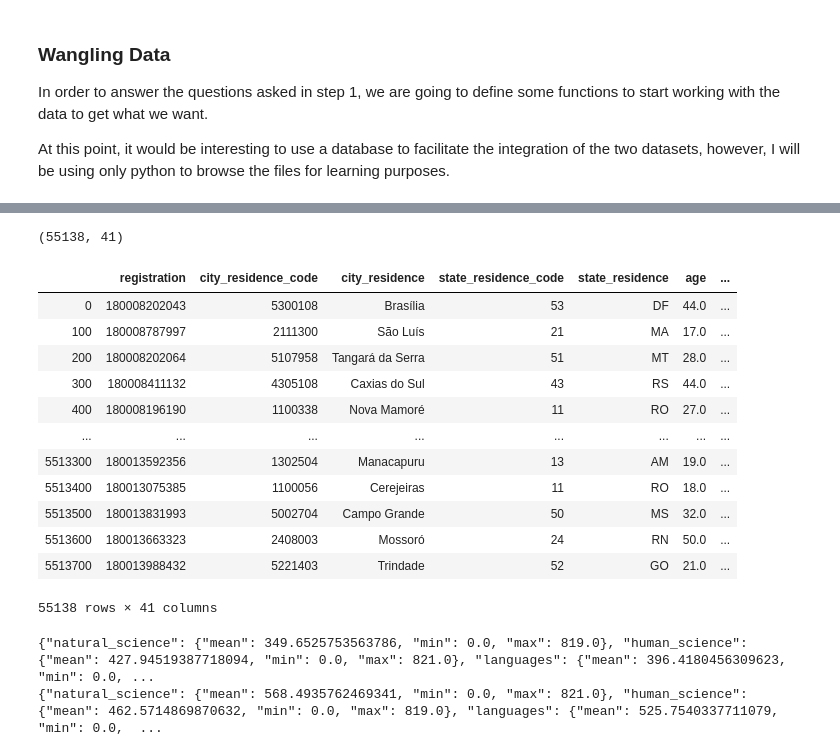
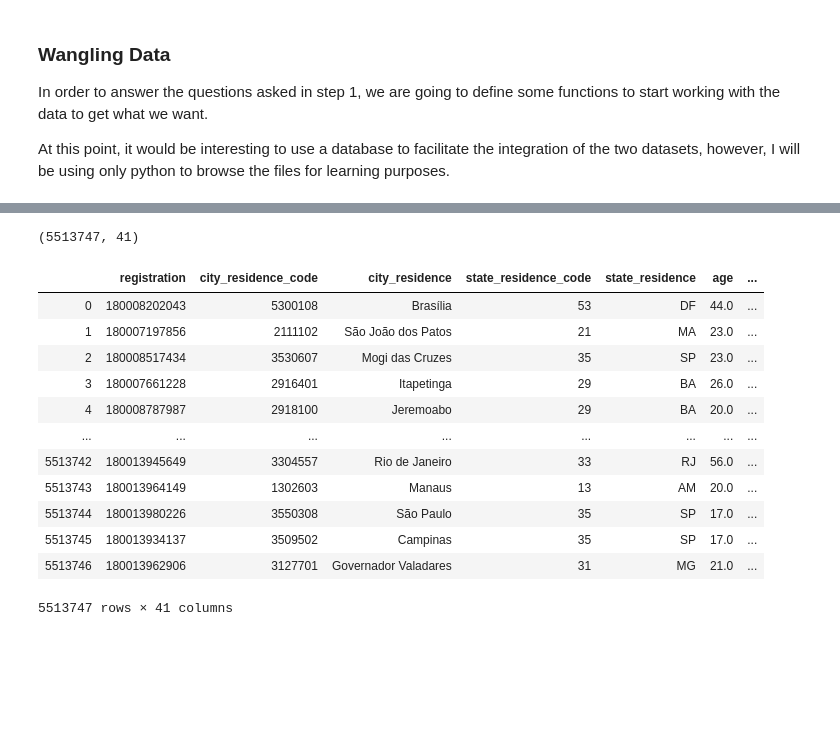
Before and after one commit to davidsondefaria/UdacityDataScience, a Jupyter notebook: 1.Blog/testes.ipynb, the cells around one changed output, grey strips where cells are left out. Saved outputs shown, nothing was run; the diff lists cells and outputs as text; code cells hidden in the pictures; blank space fills up the shorter version.

```diff
--- a/1.Blog/testes.ipynb
+++ b/1.Blog/testes.ipynb
@@ -43,23 +13,26 @@ df
 # %%
 # Processed dataset path ENEM
 enem_analysis_path = os.getcwd() + '/data/analysis/enem_analysis.csv'
 enem_analysis_df = pd.read_csv(enem_analysis_path, delimiter=";")
-enem_analysis_df = enem_analysis_df.drop(enem_analysis_df.index.difference([x for x in range(0, len(enem_analysis_df), 100)]))
+
+# If you want to perform a quick test, uncomment this line.
+# This line takes only 1% of the dataset evenly.
+# enem_analysis_df = enem_analysis_df.drop(enem_analysis_df.index.difference([x for x in range(0, len(enem_analysis_df), 100)]))
 
 print(enem_analysis_df.shape)
 enem_analysis_df
 # %% [output]
-(55138, 41)
+(5513747, 41)
 |  | registration | city_residence_code | city_residence | state_residence_code | state_residence | age | ... |
 | 0 | 180008202043 | 5300108 | Brasília | 53 | DF | 44.0 | ... |
-| 100 | 180008787997 | 2111300 | São Luís | 21 | MA | 17.0 | ... |
-| 200 | 180008202064 | 5107958 | Tangará da Serra | 51 | MT | 28.0 | ... |
-| 300 | 180008411132 | 4305108 | Caxias do Sul | 43 | RS | 44.0 | ... |
-| 400 | 180008196190 | 1100338 | Nova Mamoré | 11 | RO | 27.0 | ... |
+| 1 | 180007197856 | 2111102 | São João dos Patos | 21 | MA | 23.0 | ... |
+| 2 | 180008517434 | 3530607 | Mogi das Cruzes | 35 | SP | 23.0 | ... |
+| 3 | 180007661228 | 2916401 | Itapetinga | 29 | BA | 26.0 | ... |
+| 4 | 180008787987 | 2918100 | Jeremoabo | 29 | BA | 20.0 | ... |
 | ... | ... | ... | ... | ... | ... | ... | ... |
-| 5513300 | 180013592356 | 1302504 | Manacapuru | 13 | AM | 19.0 | ... |
-| 5513400 | 180013075385 | 1100056 | Cerejeiras | 11 | RO | 18.0 | ... |
-| 5513500 | 180013831993 | 5002704 | Campo Grande | 50 | MS | 32.0 | ... |
-| 5513600 | 180013663323 | 2408003 | Mossoró | 24 | RN | 50.0 | ... |
-| 5513700 | 180013988432 | 5221403 | Trindade | 52 | GO | 21.0 | ... |
+| 5513742 | 180013945649 | 3304557 | Rio de Janeiro | 33 | RJ | 56.0 | ... |
+| 5513743 | 180013964149 | 1302603 | Manaus | 13 | AM | 20.0 | ... |
+| 5513744 | 180013980226 | 3550308 | São Paulo | 35 | SP | 17.0 | ... |
+| 5513745 | 180013934137 | 3509502 | Campinas | 35 | SP | 17.0 | ... |
+| 5513746 | 180013962906 | 3127701 | Governador Valadares | 31 | MG | 21.0 | ... |
-55138 rows × 41 columns
+5513747 rows × 41 columns
@@ -125,13 +38,0 @@ def avgGrade(enem, onlyPresent=True):
-# %%
-# from utils import print_json
-
-res = avgGrade(enem_analysis_df, onlyPresent=False)
-# print(json.dumps(res, indent=2))
-
-print_json(res)
-
-res = avgGrade(enem_analysis_df)
-print_json(res)
-# %% [output]
-{"natural_science": {"mean": 349.6525753563786, "min": 0.0, "max": 819.0}, "human_science": {"mean": 427.94519387718094, "min": 0.0, "max": 821.0}, "languages": {"mean": 396.4180456309623, "min": 0.0, ...
-{"natural_science": {"mean": 568.4935762469341, "min": 0.0, "max": 821.0}, "human_science": {"mean": 462.5714869870632, "min": 0.0, "max": 819.0}, "languages": {"mean": 525.7540337711079, "min": 0.0,  ...
```
Also changed, not shown: parts of 10 cells of this notebook, 3 other files.
